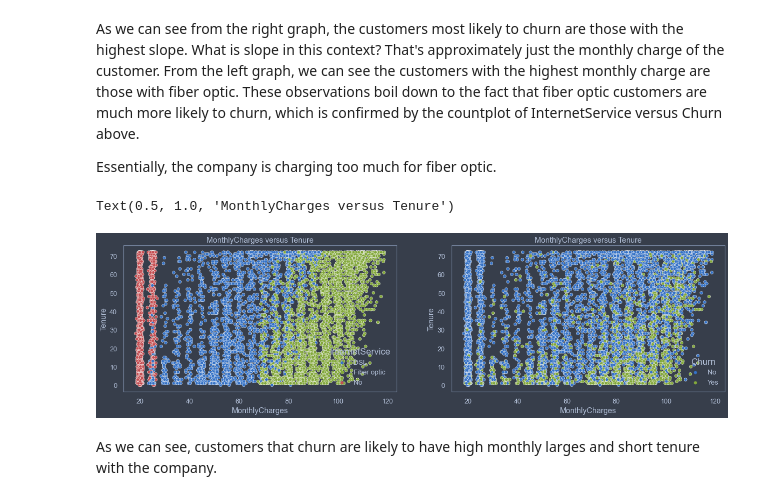
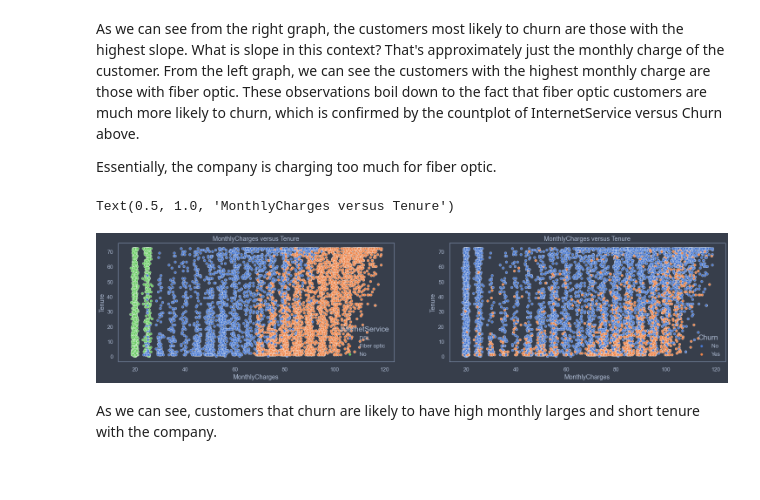
Before and after one commit to tarangrove/Customer-Churn-Clustering, a Jupyter notebook: Churn Clustering.ipynb, the cells around one changed output. Cells and saved outputs as stored; diff of their text form; code cells hidden in the pictures.

```diff
--- a/Churn Clustering.ipynb
+++ b/Churn Clustering.ipynb
@@ -159,13 +159,13 @@ As we can see from the right graph, the customers most likely to churn are those
 
 Essentially, the company is charging too much for fiber optic.
 # %%
-fig, axes = plt.subplots(1, 2, figsize=(20, 5))
+fig, axes = plt.subplots(1, 2, figsize=(25, 5))
 
-sns.scatterplot(data=df, x='MonthlyCharges', y='Tenure', hue='InternetService', ax=axes[0]).set_title('MonthlyCharges versus Tenure')
-sns.scatterplot(data=df, x='MonthlyCharges', y='Tenure', hue='Churn', ax=axes[1]).set_title('MonthlyCharges versus Tenure')
+sns.scatterplot(data=df, x='MonthlyCharges', y='Tenure', hue='InternetService', ax=axes[0], palette='muted').set_title('MonthlyCharges versus Tenure')
+sns.scatterplot(data=df, x='MonthlyCharges', y='Tenure', hue='Churn', ax=axes[1], palette='muted').set_title('MonthlyCharges versus Tenure')
 # %% [output]
 Text(0.5, 1.0, 'MonthlyCharges versus Tenure')
-[figure, old version]
+[figure, new version]
 # %% [markdown]
 As we can see, customers that churn are likely to have high monthly larges and short tenure with the company.
 # %%
```
Also changed, not shown: parts of 19 cells of this notebook.
